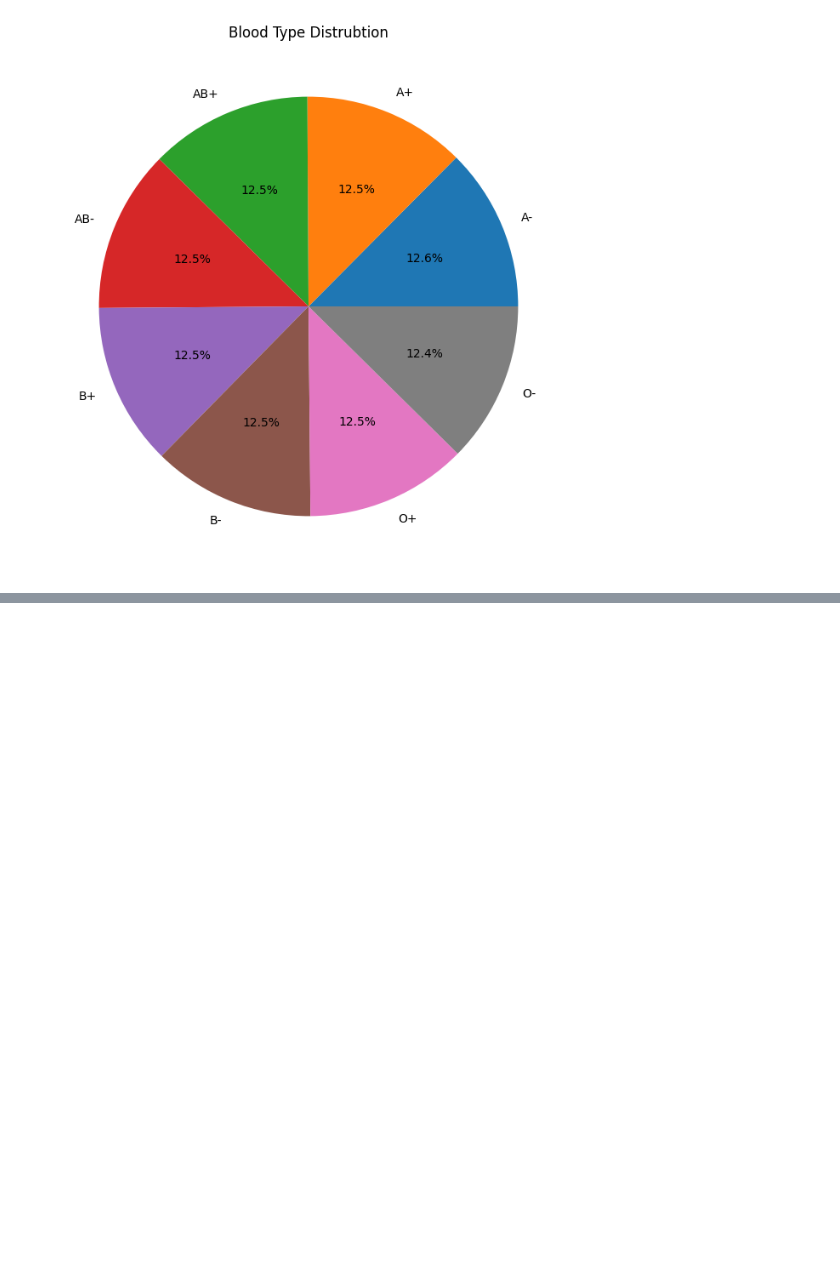
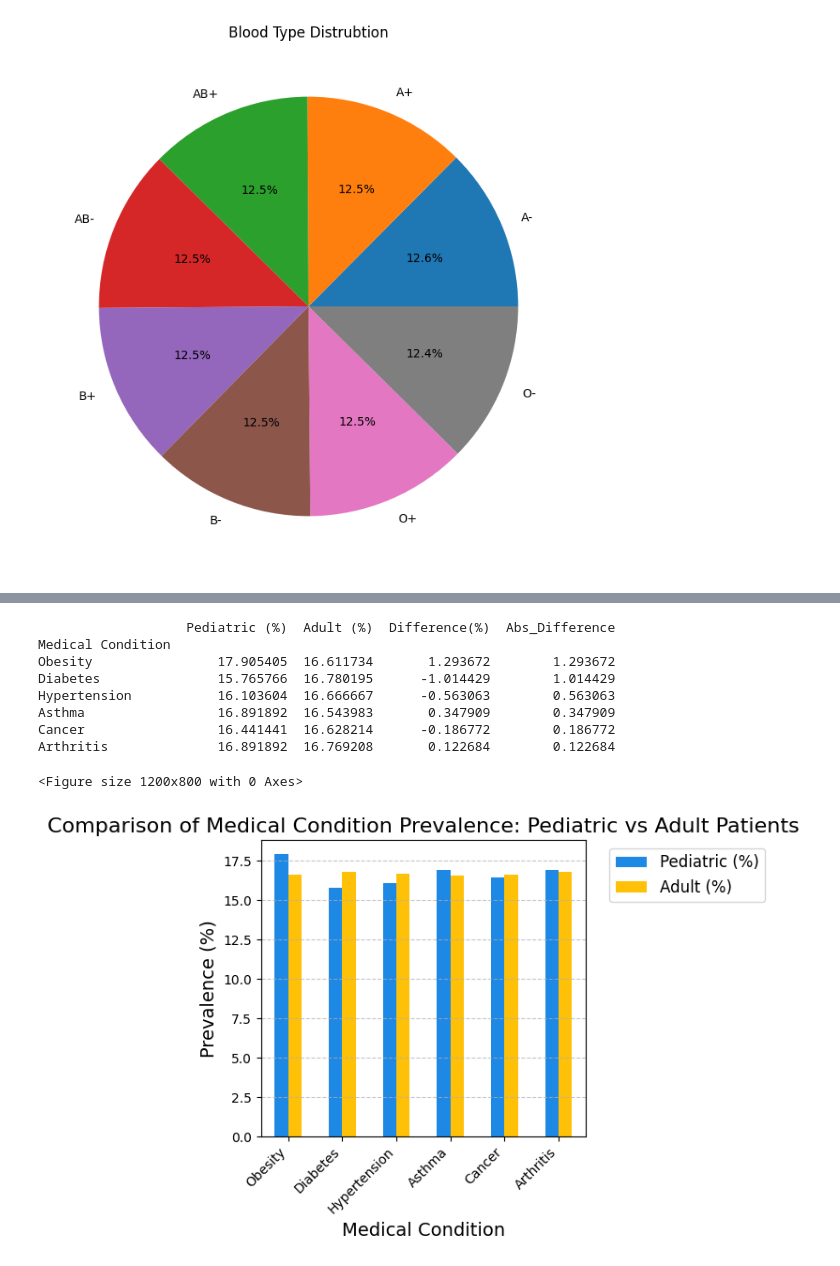
Before and after one commit to meganclapinski25/Heathcare-Analysis, a Jupyter notebook: healthcare.ipynb, the cells around one changed output, grey strips where cells are left out. Cells and saved outputs as stored; diff of their text form; code cells hidden in the pictures; blank space fills up the shorter version.

```diff
--- a/healthcare.ipynb
+++ b/healthcare.ipynb
@@ -360,0 +349,9 @@ Name: count, dtype: int64
+# %%
+pediatric_patients = dataset[dataset['Age'] <=18]
+adult_patients = dataset[dataset['Age'] > 18]
+
+pediatric_conditions = pediatric_patients['Medical Condition'].value_counts()
+adult_conditions = adult_patients['Medical Condition'].value_counts()
+
+print(pediatric_conditions)
+print(adult_conditions)
@@ -360,0 +375,32 @@ Name: count, dtype: int64
+# %%
+pediatric_condition_rate = (pediatric_conditions / len(pediatric_patients)) * 100
+adult_condition_rate = ( adult_conditions / len(adult_patients)) * 100
+
+condition_comparison = pd.DataFrame({
+    'Pediatric (%)': pediatric_condition_rate,
+    'Adult (%)': adult_condition_rate
+})
+condition_comparison ['Difference(%)'] = condition_comparison['Pediatric (%)'] - condition_comparison['Adult (%)']
+condition_comparison['Abs_Difference'] = abs(condition_comparison['Difference(%)'])
+condition_comparison = condition_comparison.sort_values('Abs_Difference', ascending=False)
+print ( condition_comparison)
+plt.figure(figsize=(12, 8))
+condition_comparison[['Pediatric (%)', 'Adult (%)']].plot(kind='bar', color=['#1E88E5', '#FFC107'])
+plt.title('Comparison of Medical Condition Prevalence: Pediatric vs Adult Patients', fontsize=16)
+plt.xlabel('Medical Condition', fontsize=14)
+plt.ylabel('Prevalence (%)', fontsize=14)
+plt.xticks(rotation=45, ha='right')
+plt.grid(axis='y', linestyle='--', alpha=0.7)
+plt.legend(fontsize=12, bbox_to_anchor=(1.05, 1), loc='upper left')
+plt.tight_layout()
+# %% [output]
+                   Pediatric (%)  Adult (%)  Difference(%)  Abs_Difference
+Medical Condition
+Obesity                17.905405  16.611734       1.293672        1.293672
+Diabetes               15.765766  16.780195      -1.014429        1.014429
+Hypertension           16.103604  16.666667      -0.563063        0.563063
+Asthma                 16.891892  16.543983       0.347909        0.347909
+Cancer                 16.441441  16.628214      -0.186772        0.186772
+Arthritis              16.891892  16.769208       0.122684        0.122684
+<Figure size 1200x800 with 0 Axes>
+[figure, added]
```
Also changed, not shown: parts of 5 cells of this notebook.
